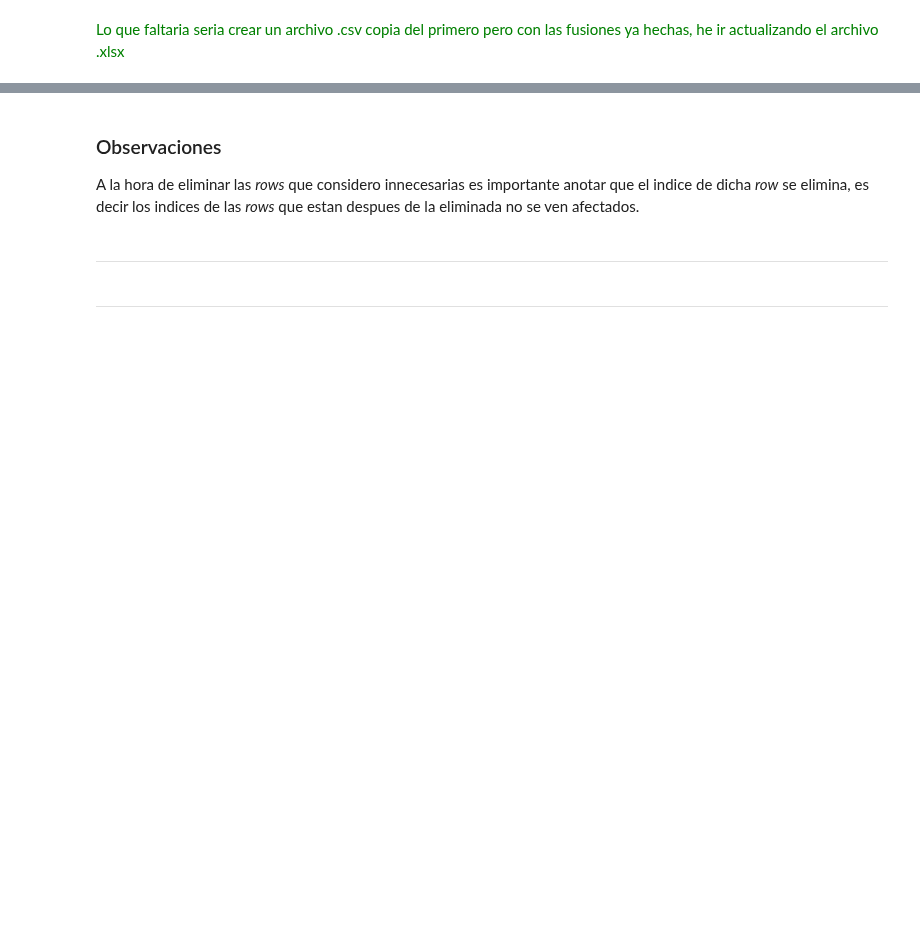
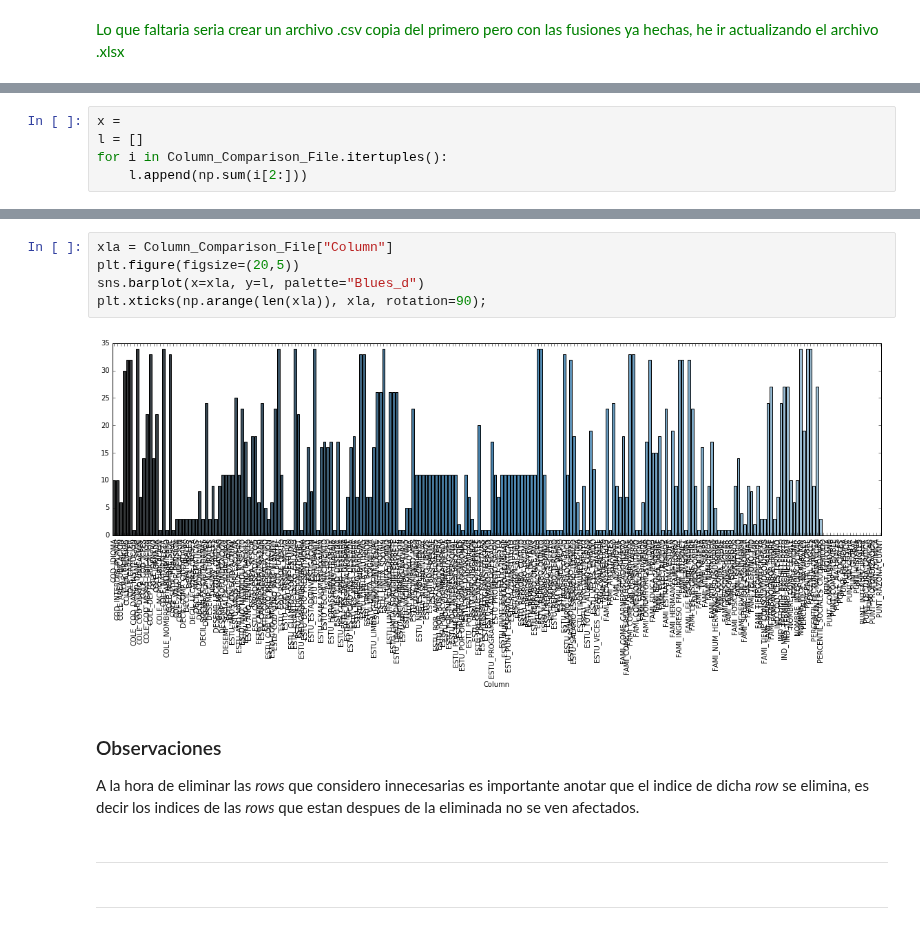
Before and after one commit to AronForero/ICFESProject, a Jupyter notebook: Descriptive_Analisis/Exploracion_Ficheros.ipynb, the cells around one changed output, grey strips where cells are left out. Saved outputs shown, nothing was run; the diff lists cells and outputs as text; blank space fills up the shorter version.

```diff
--- a/Descriptive_Analisis/Exploracion_Ficheros.ipynb
+++ b/Descriptive_Analisis/Exploracion_Ficheros.ipynb
@@ -299,0 +329,5 @@ Name: 33, dtype: object
+# %%
+x =
+l = []
+for i in Column_Comparison_File.itertuples():
+    l.append(np.sum(i[2:]))
@@ -300,3 +342,10 @@ Name: 33, dtype: object
+# %%
+xla = Column_Comparison_File["Column"]
+plt.figure(figsize=(20,5))
+sns.barplot(x=xla, y=l, palette="Blues_d")
+plt.xticks(np.arange(len(xla)), xla, rotation=90);
+# %% [output]
+[figure, added]
 # %% [markdown]
 ### Observaciones
 
```
Also changed, not shown: parts of 9 cells of this notebook, 1 other file.
